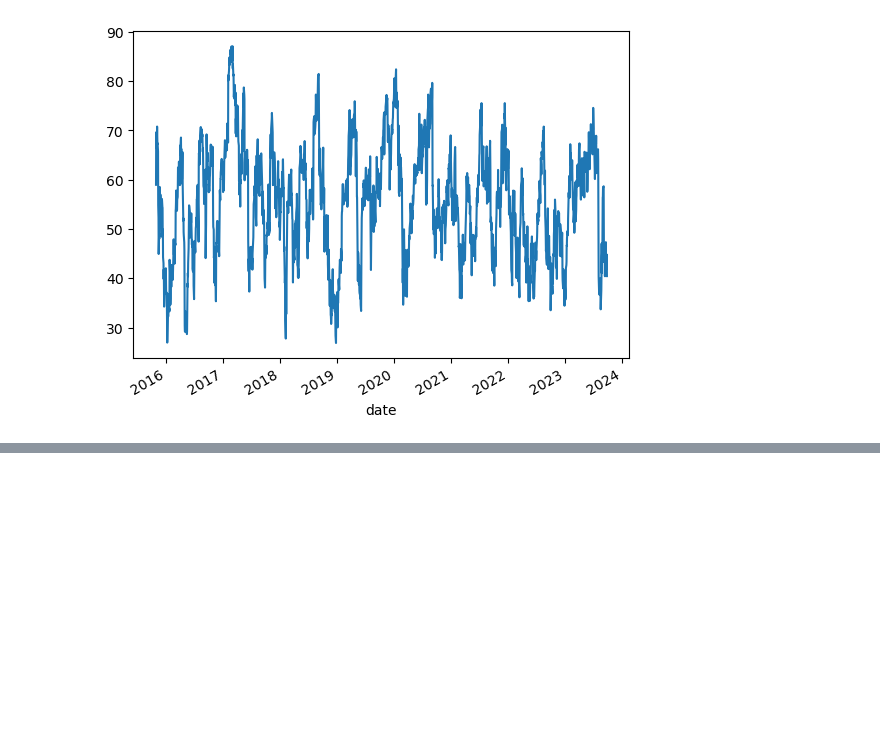
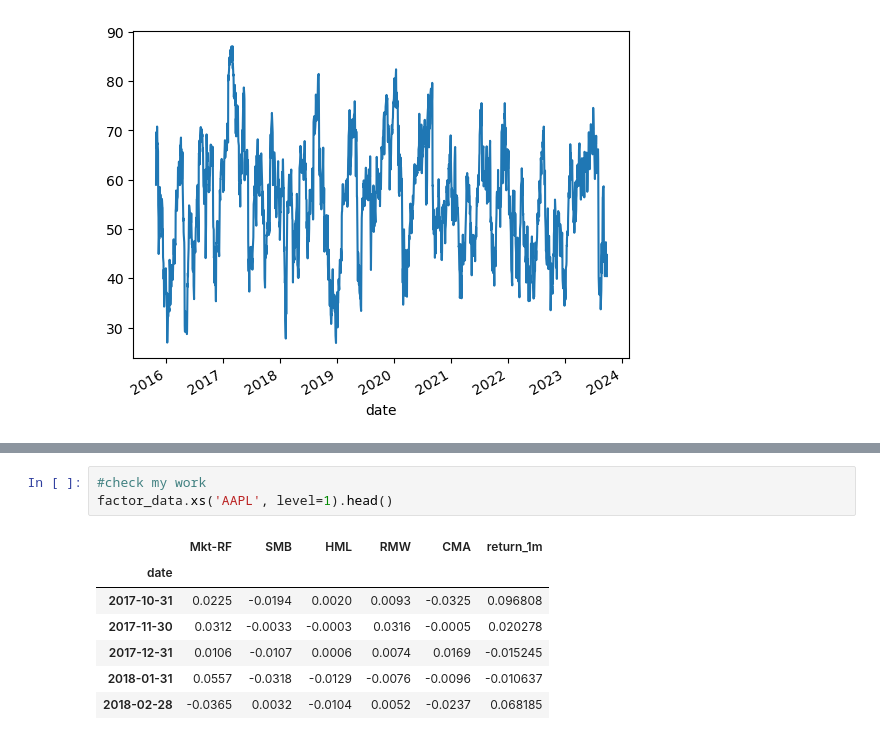
Before and after one commit to cshen05/Personal-Projects, a Jupyter notebook: Unsupervised Learning Trading Strategy.ipynb, the cells around one changed output, grey strips where cells are left out. Drawn from its saved outputs; the diff is of its cells as text; blank space fills up the shorter version.

```diff
--- a/Unsupervised Learning Trading Strategy.ipynb
+++ b/Unsupervised Learning Trading Strategy.ipynb
@@ -285,0 +310,11 @@ data
+# %%
+#check my work
+factor_data.xs('AAPL', level=1).head()
+# %% [output]
+|  | Mkt-RF | SMB | HML | RMW | CMA | return_1m |
+| date |  |  |  |  |  |  |
+| 2017-10-31 | 0.0225 | -0.0194 | 0.0020 | 0.0093 | -0.0325 | 0.096808 |
+| 2017-11-30 | 0.0312 | -0.0033 | -0.0003 | 0.0316 | -0.0005 | 0.020278 |
+| 2017-12-31 | 0.0106 | -0.0107 | 0.0006 | 0.0074 | 0.0169 | -0.015245 |
+| 2018-01-31 | 0.0557 | -0.0318 | -0.0129 | -0.0076 | -0.0096 | -0.010637 |
+| 2018-02-28 | -0.0365 | 0.0032 | -0.0104 | 0.0052 | -0.0237 | 0.068185 |
```
Also changed, not shown: parts of 17 cells of this notebook.
